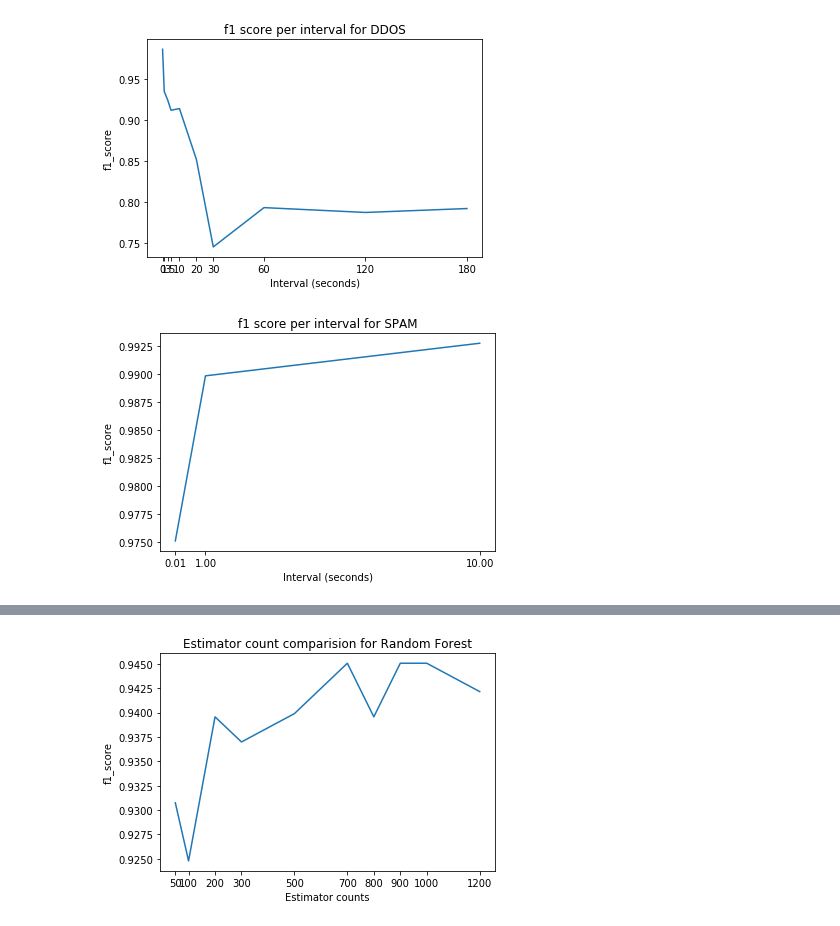
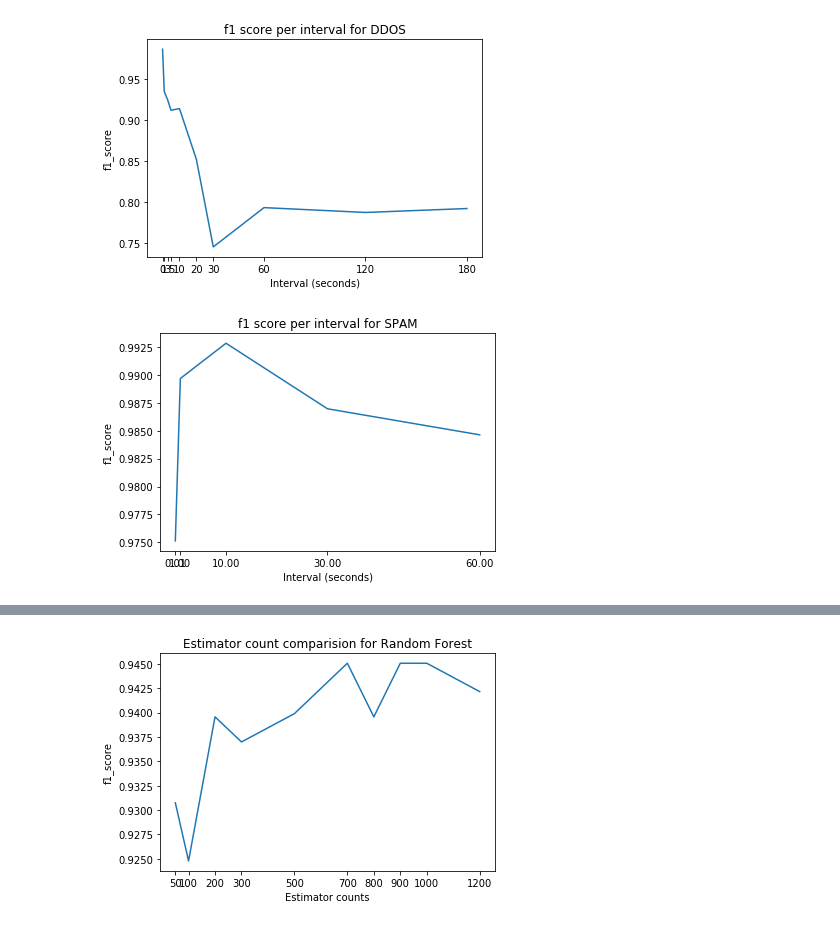
Before and after one commit to SpokenBanana/lambda-code, a Jupyter notebook: ddos-detection/Detecting Attacks.ipynb, the cells around one changed output, grey strips where cells are left out. Saved outputs shown, nothing was run; the diff lists cells and outputs as text; code cells hidden in the pictures.

Commit message:
Added clearer interval analysis

```diff
--- a/ddos-detection/Detecting Attacks.ipynb
+++ b/ddos-detection/Detecting Attacks.ipynb
@@ -21,13 +21,12 @@ Using TensorFlow backend.
 [figure]
 # %%
 # Get files containing each aggregated files.
-intervals = [0.01, 1, 10]
-files = ['minute_aggregated/ddos-{}s.featureset.csv'.format(interval) for interval in intervals]
+intervals = [0.01, 1, 10, 30.0, 60.0]
 
 # Run each file through machine learning and get f1_scores of each
 f1_scores = get_plots_for_each_interval('spam', intervals)
 
 # Now plot these scores
 plot_f1_per_interval(f1_scores, 'f1 score per interval for SPAM', intervals)
 # %% [output]
-[figure, old version]
+[figure, new version]
```
Also changed, not shown: parts of 5 cells of this notebook.
